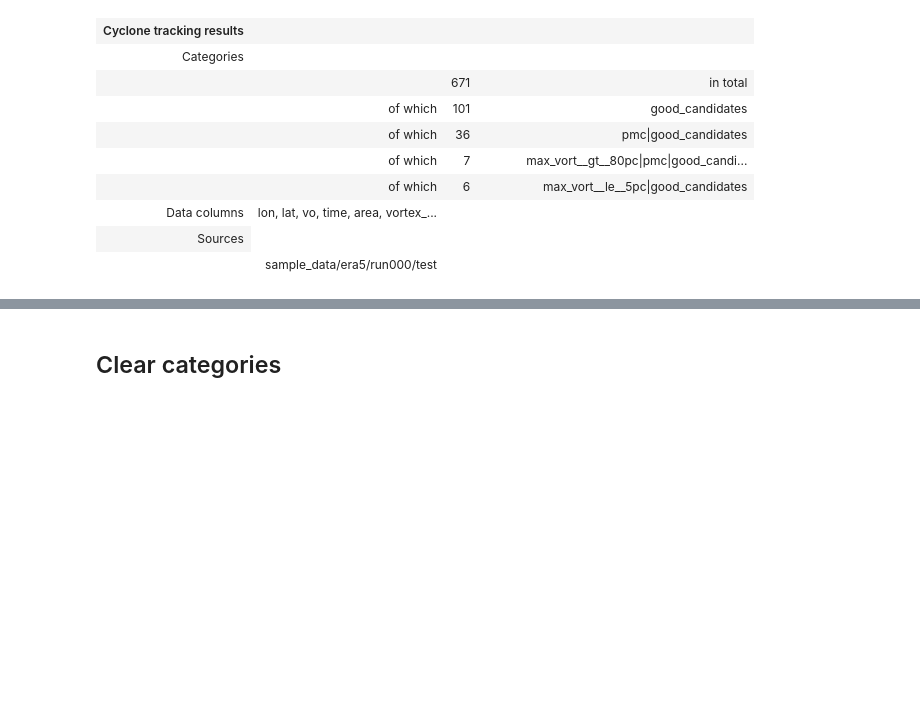
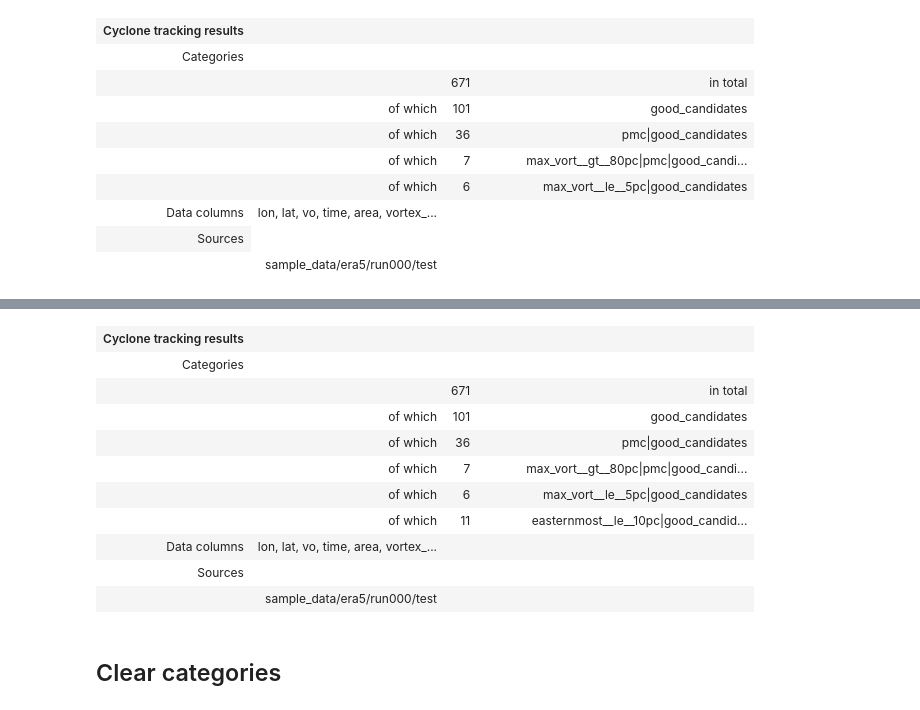
Before and after one commit to dennissergeev/octant, a Jupyter notebook: examples/01_Categorisation.ipynb, the cells around one changed output, grey strips where cells are left out. Drawn from its saved outputs; the diff is of its cells as text; code cells hidden in the pictures; blank space fills up the shorter version.

```diff
--- a/examples/01_Categorisation.ipynb
+++ b/examples/01_Categorisation.ipynb
@@ -313,3 +321,24 @@ tr
+# %%
+import numpy as np
+def fun(track):
+    """Find easternmost point of the track."""
+    return np.nanmin(track.lon.values)
+
+tr.categorise_by_percentile(by=("easternmost", fun), subset="good_candidates", perc=10, oper="le")
+
+tr
+# %% [output]
+| Cyclone tracking results |  |  |  |  |  |  |
+| Categories |
+|  |  | 671 |  |  |  | in total |
+|  | of which | 101 |  |  |  | good_candidates |
+|  | of which | 36 |  |  |  | pmc|good_candidates |
+|  | of which | 7 |  |  |  | max_vort__gt__80pc|pmc|good_candi... |
+|  | of which | 6 |  |  |  | max_vort__le__5pc|good_candidates |
+|  | of which | 11 |  |  |  | easternmost__le__10pc|good_candid... |
+| Data columns | lon, lat, vo, time, area, vortex_... |  |  |  |  |  |
+| Sources |
+|  | sample_data/era5/run000/test |  |  |  |  |  |
 # %% [markdown]
 ## Clear categories
 # %% [markdown]
```
Also changed, not shown: parts of 6 cells of this notebook, 5 other files.
